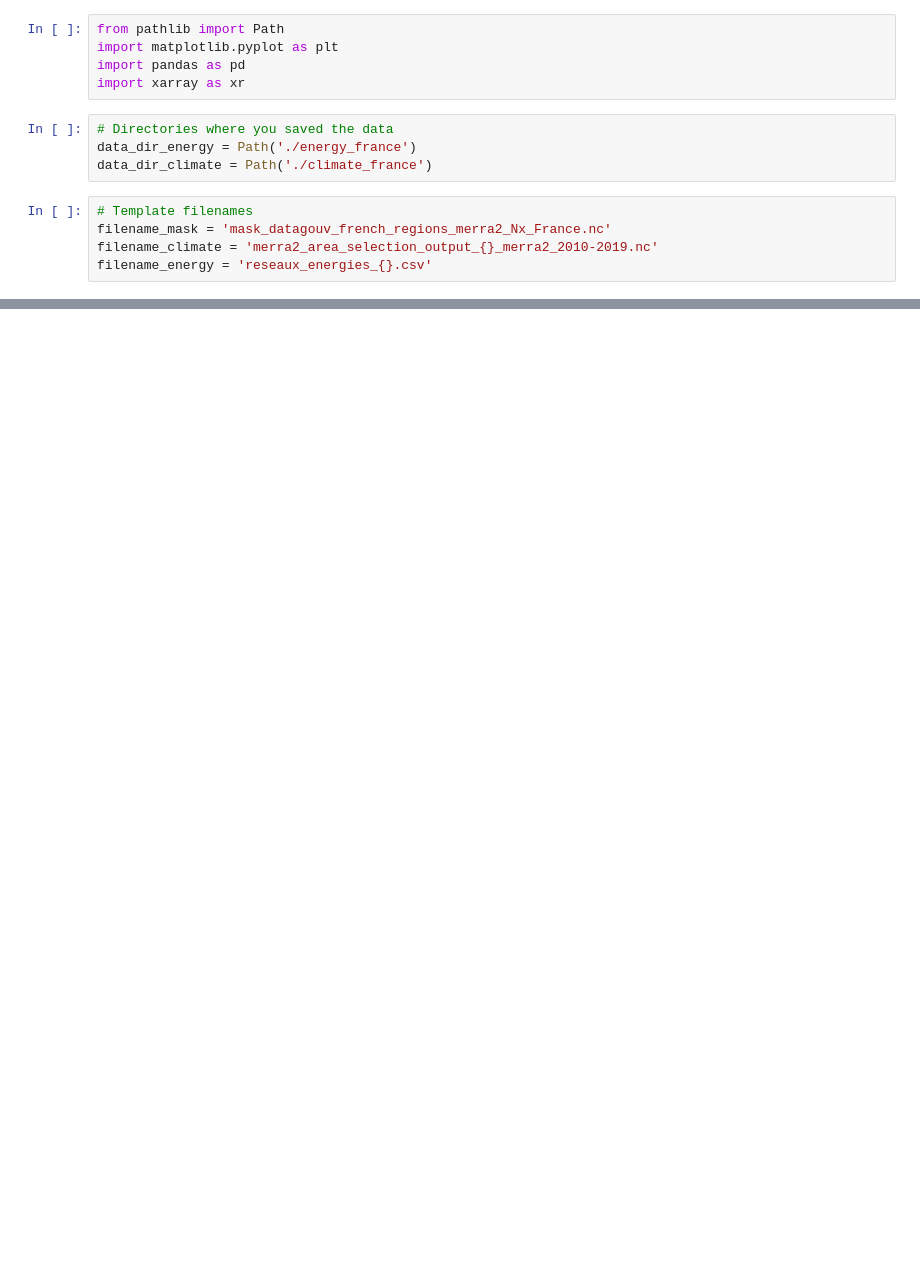
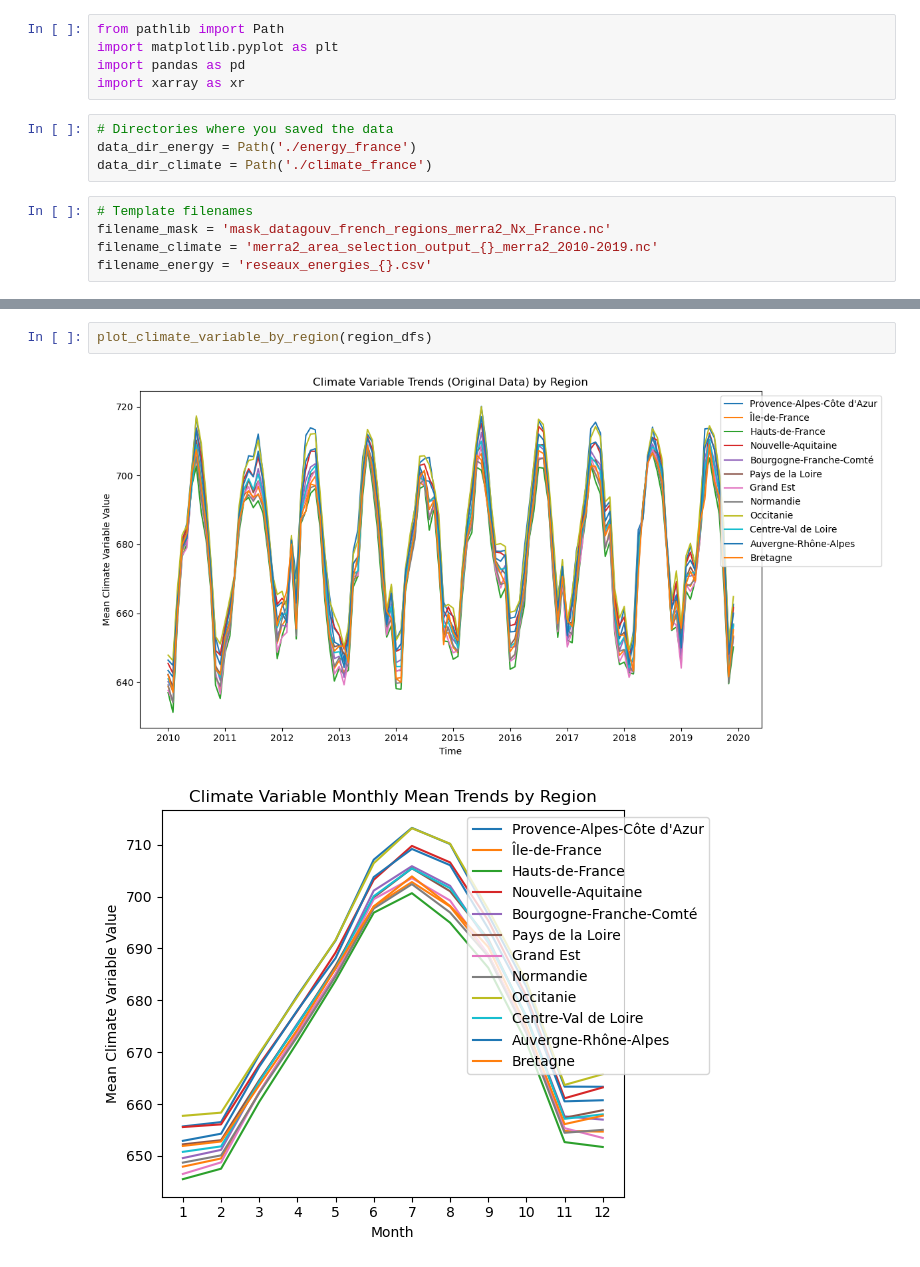
Before and after one commit to SukerZh/MACHINE-LEARNING-FOR-ENERGY-AND-CLIMATE, a Jupyter notebook: project.ipynb, the cells around one changed output, grey strips where cells are left out. Cells and saved outputs as stored; diff of their text form; blank space fills up the shorter version.

```diff
--- a/project.ipynb
+++ b/project.ipynb
@@ -101 +141,6 @@ da_climate_reg.plot.line(x='time')
+# %%
+plot_climate_variable_by_region(region_dfs)
+# %% [output]
+[figure, added]
+[figure, added]
 # %%
```
Also changed, not shown: parts of 31 cells of this notebook.
